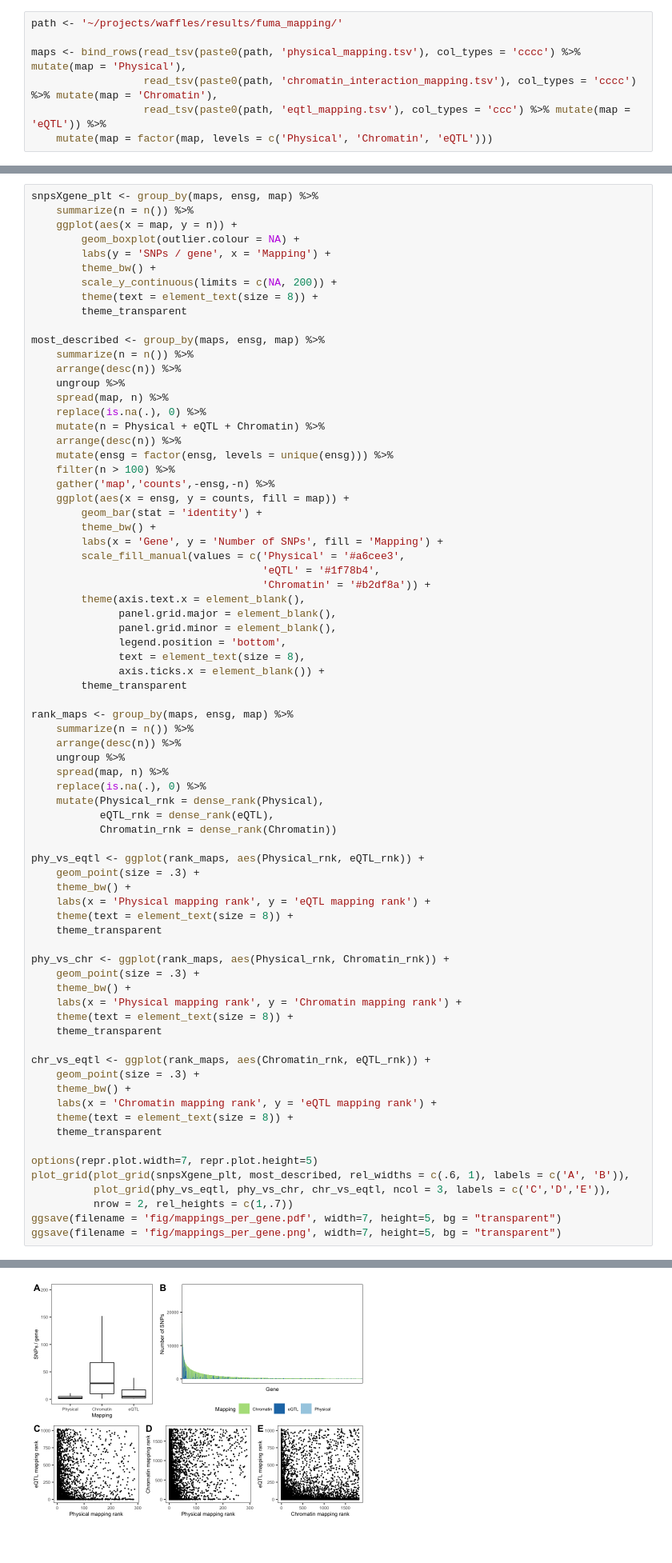
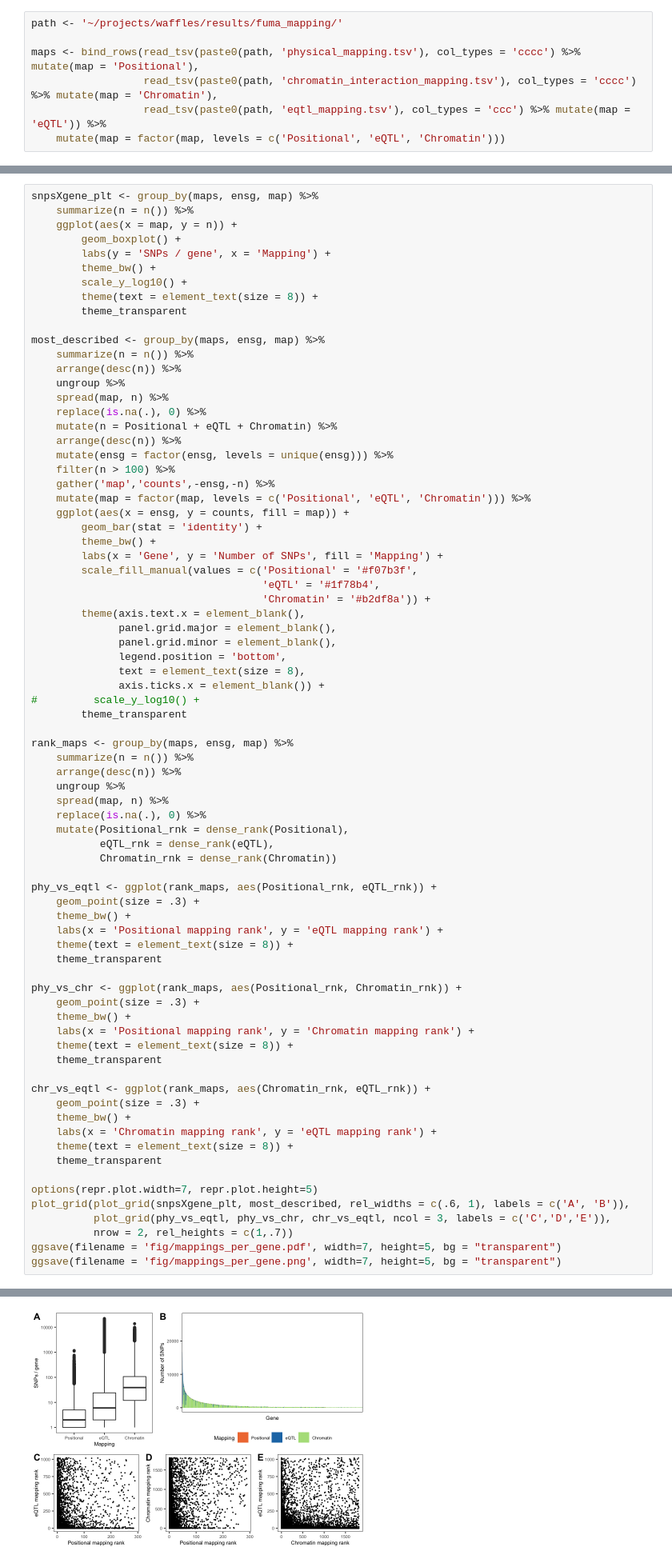
Before and after one commit to DianeDuroux/BiologicalEpistasis, a Jupyter notebook: doc/gene_networks.ipynb, the cells around one changed output, grey strips where cells are left out. Shown at 80% size. Drawn from its saved outputs; the diff is of its cells as text.

```diff
--- a/doc/gene_networks.ipynb
+++ b/doc/gene_networks.ipynb
@@ -37,10 +37,10 @@ The following object is masked from ‘package:base’:
 # %%
 path <- '~/projects/waffles/results/fuma_mapping/'
 
-maps <- bind_rows(read_tsv(paste0(path, 'physical_mapping.tsv'), col_types = 'cccc') %>% mutate(map = 'Physical'),
+maps <- bind_rows(read_tsv(paste0(path, 'physical_mapping.tsv'), col_types = 'cccc') %>% mutate(map = 'Positional'),
                   read_tsv(paste0(path, 'chromatin_interaction_mapping.tsv'), col_types = 'cccc') %>% mutate(map = 'Chromatin'),
                   read_tsv(paste0(path, 'eqtl_mapping.tsv'), col_types = 'ccc') %>% mutate(map = 'eQTL')) %>%
-    mutate(map = factor(map, levels = c('Physical', 'Chromatin', 'eQTL')))
+    mutate(map = factor(map, levels = c('Positional', 'eQTL', 'Chromatin')))
 # %%
 select(maps, map, rsID, ensg) %>% unique %>% .$map %>% table
 # %% [output]
@@ -62,10 +62,10 @@ select(maps, map, rsID, ensg) %>% unique %>% .$map %>% table
 snpsXgene_plt <- group_by(maps, ensg, map) %>%
     summarize(n = n()) %>%
     ggplot(aes(x = map, y = n)) +
-        geom_boxplot(outlier.colour = NA) +
+        geom_boxplot() +
         labs(y = 'SNPs / gene', x = 'Mapping') +
         theme_bw() +
-        scale_y_continuous(limits = c(NA, 200)) +
+        scale_y_log10() +
         theme(text = element_text(size = 8)) +
         theme_transparent
 
@@ -75,16 +75,17 @@ most_described <- group_by(maps, ensg, map) %>%
     ungroup %>%
     spread(map, n) %>%
     replace(is.na(.), 0) %>%
-    mutate(n = Physical + eQTL + Chromatin) %>%
+    mutate(n = Positional + eQTL + Chromatin) %>%
     arrange(desc(n)) %>%
     mutate(ensg = factor(ensg, levels = unique(ensg))) %>%
     filter(n > 100) %>%
     gather('map','counts',-ensg,-n) %>%
+    mutate(map = factor(map, levels = c('Positional', 'eQTL', 'Chromatin'))) %>%
     ggplot(aes(x = ensg, y = counts, fill = map)) +
         geom_bar(stat = 'identity') +
         theme_bw() +
         labs(x = 'Gene', y = 'Number of SNPs', fill = 'Mapping') +
-        scale_fill_manual(values = c('Physical' = '#a6cee3',
+        scale_fill_manual(values = c('Positional' = '#f07b3f',
                                      'eQTL' = '#1f78b4',
                                      'Chromatin' = '#b2df8a')) +
         theme(axis.text.x = element_blank(),
@@ -93,6 +94,7 @@ most_described <- group_by(maps, ensg, map) %>%
               legend.position = 'bottom',
               text = element_text(size = 8),
               axis.ticks.x = element_blank()) +
+#         scale_y_log10() +
         theme_transparent
 
 rank_maps <- group_by(maps, ensg, map) %>%
@@ -101,21 +103,21 @@ rank_maps <- group_by(maps, ensg, map) %>%
     ungroup %>%
     spread(map, n) %>%
     replace(is.na(.), 0) %>%
-    mutate(Physical_rnk = dense_rank(Physical),
+    mutate(Positional_rnk = dense_rank(Positional),
            eQTL_rnk = dense_rank(eQTL),
            Chromatin_rnk = dense_rank(Chromatin))
 
-phy_vs_eqtl <- ggplot(rank_maps, aes(Physical_rnk, eQTL_rnk)) +
+phy_vs_eqtl <- ggplot(rank_maps, aes(Positional_rnk, eQTL_rnk)) +
     geom_point(size = .3) +
     theme_bw() +
-    labs(x = 'Physical mapping rank', y = 'eQTL mapping rank') +
+    labs(x = 'Positional mapping rank', y = 'eQTL mapping rank') +
     theme(text = element_text(size = 8)) +
     theme_transparent
 
-phy_vs_chr <- ggplot(rank_maps, aes(Physical_rnk, Chromatin_rnk)) +
+phy_vs_chr <- ggplot(rank_maps, aes(Positional_rnk, Chromatin_rnk)) +
     geom_point(size = .3) +
     theme_bw() +
-    labs(x = 'Physical mapping rank', y = 'Chromatin mapping rank') +
+    labs(x = 'Positional mapping rank', y = 'Chromatin mapping rank') +
     theme(text = element_text(size = 8)) +
     theme_transparent
 
@@ -138,2 +143,2 @@ Warning message:
-[figure, old version]
+[figure, new version]
 # %%
```
Also changed, not shown: parts of 12 cells of this notebook, 12 other files.
